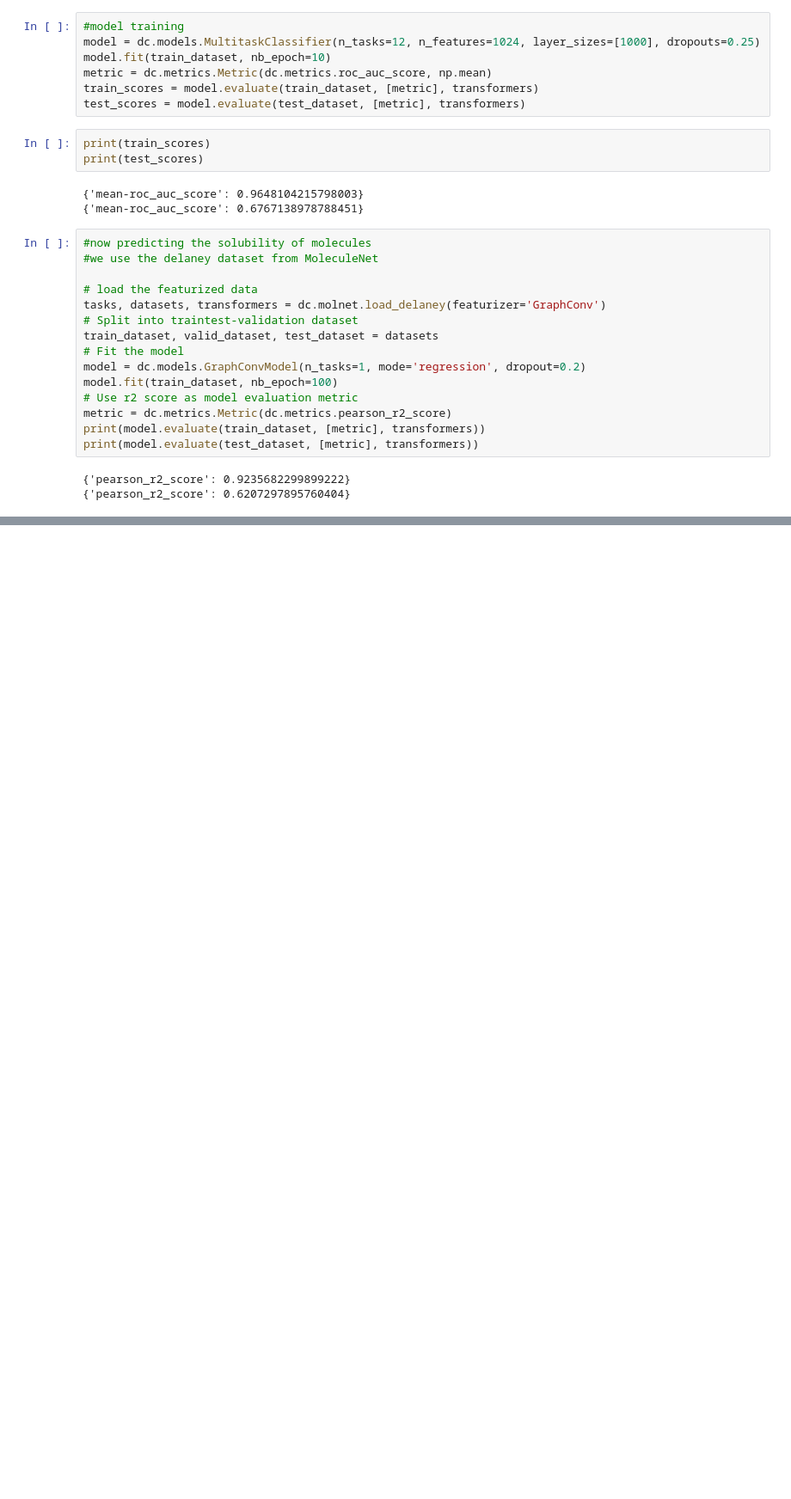
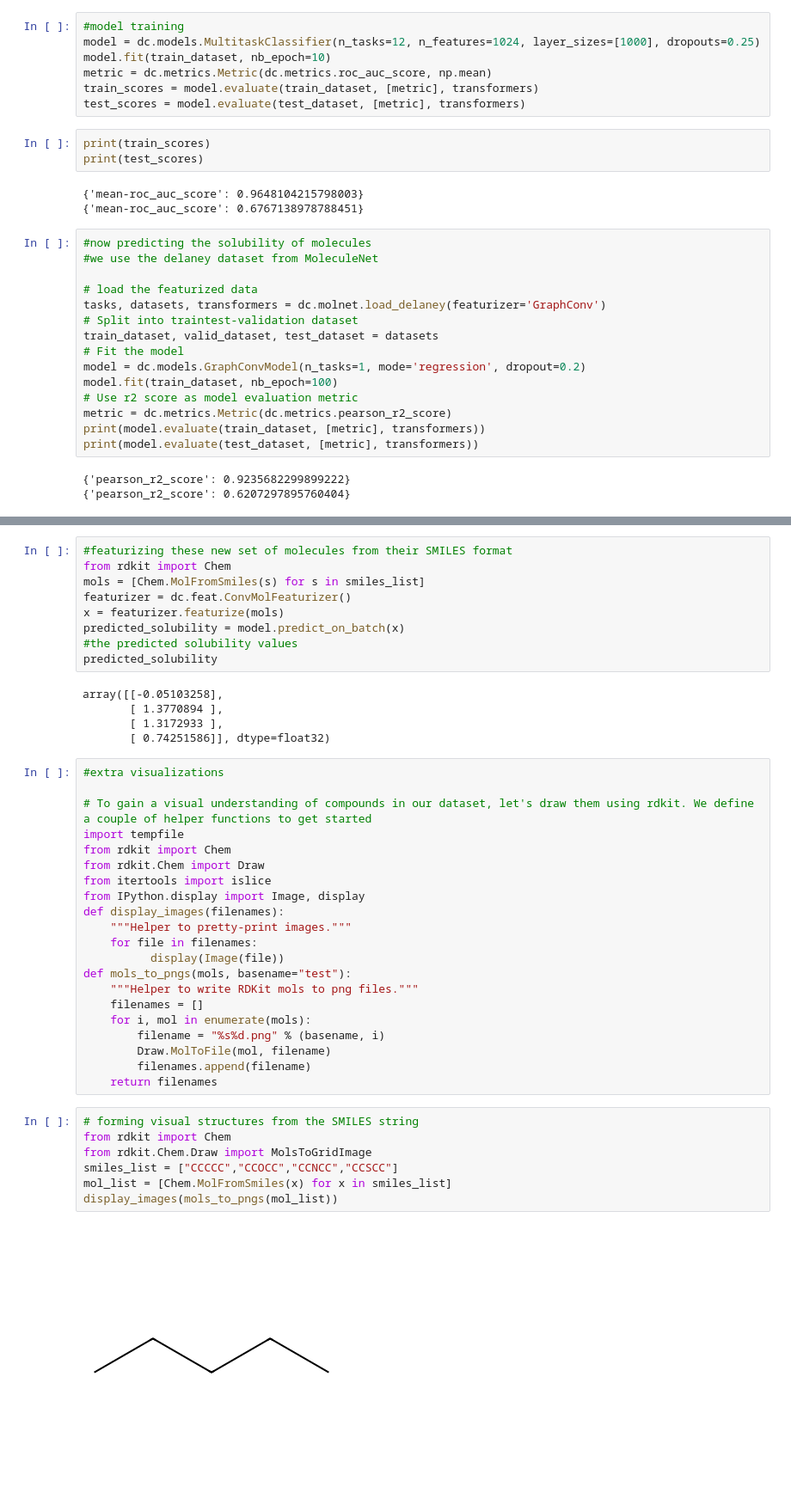
Before and after one commit to ozj1/Bioinformatics_Cheminformatics_projects, a Jupyter notebook: predicting_toxicity_and_solubility_of_molecules/toxicity_solubility_prediction.ipynb, the cells around one changed output, grey strips where cells are left out. Shown at 86% size. Cells and saved outputs as stored; diff of their text form; blank space fills up the shorter version.

```diff
--- a/predicting_toxicity_and_solubility_of_molecules/toxicity_solubility_prediction.ipynb
+++ b/predicting_toxicity_and_solubility_of_molecules/toxicity_solubility_prediction.ipynb
@@ -68,0 +85,44 @@ print(model.evaluate(test_dataset, [metric], transformers))
+# %%
+#featurizing these new set of molecules from their SMILES format
+from rdkit import Chem
+mols = [Chem.MolFromSmiles(s) for s in smiles_list]
+featurizer = dc.feat.ConvMolFeaturizer()
+x = featurizer.featurize(mols)
+predicted_solubility = model.predict_on_batch(x)
+#the predicted solubility values
+predicted_solubility
+# %% [output]
+array([[-0.05103258],
+       [ 1.3770894 ],
+       [ 1.3172933 ],
+       [ 0.74251586]], dtype=float32)
+# %%
+#extra visualizations
+
+# To gain a visual understanding of compounds in our dataset, let's draw them using rdkit. We define a couple of helper functions to get started
+import tempfile
+from rdkit import Chem
+from rdkit.Chem import Draw
+from itertools import islice
+from IPython.display import Image, display
+def display_images(filenames):
+    """Helper to pretty-print images."""
+    for file in filenames:
+          display(Image(file))
+def mols_to_pngs(mols, basename="test"):
+    """Helper to write RDKit mols to png files."""
+    filenames = []
+    for i, mol in enumerate(mols):
+        filename = "%s%d.png" % (basename, i)
+        Draw.MolToFile(mol, filename)
+        filenames.append(filename)
+    return filenames
+# %%
+# forming visual structures from the SMILES string
+from rdkit import Chem
+from rdkit.Chem.Draw import MolsToGridImage
+smiles_list = ["CCCCC","CCOCC","CCNCC","CCSCC"]
+mol_list = [Chem.MolFromSmiles(x) for x in smiles_list]
+display_images(mols_to_pngs(mol_list))
+# %% [output]
+[figure, added]
```
Also changed, not shown: parts of 5 cells of this notebook.
